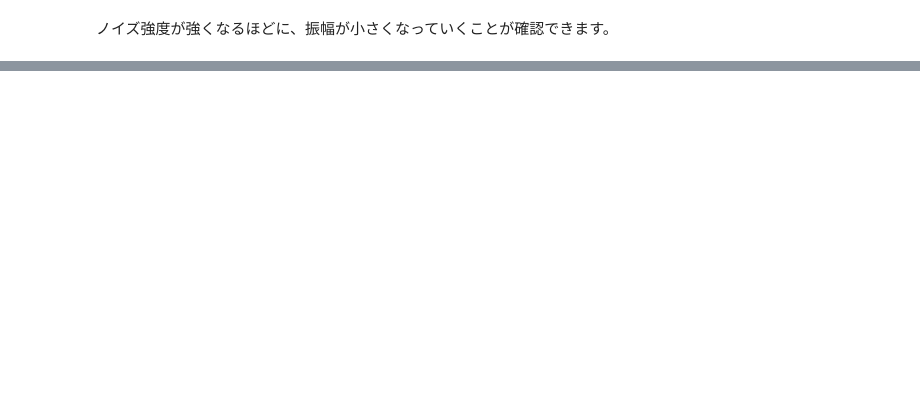
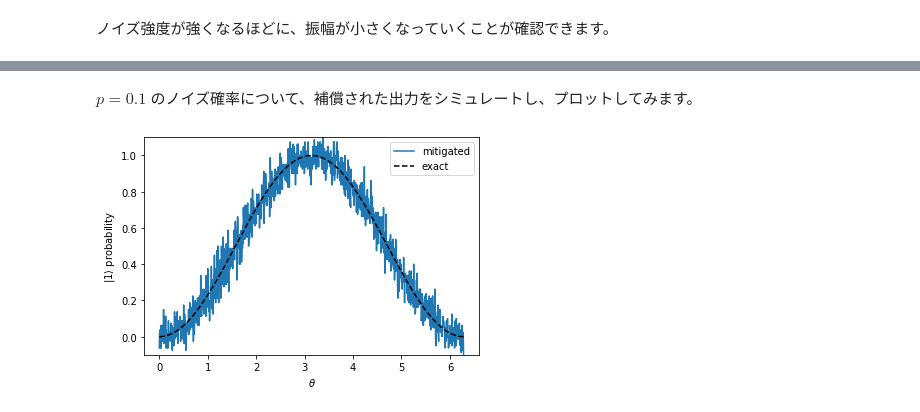
Before and after one commit to Qulacs-Osaka/quantum_software_handson, a Jupyter notebook: 07_error_mitigation.ipynb, the cells around one changed output, grey strips where cells are left out. Cells and saved outputs as stored; diff of their text form; code cells hidden in the pictures; blank space fills up the shorter version.

```diff
--- a/07_error_mitigation.ipynb
+++ b/07_error_mitigation.ipynb
@@ -53,0 +104,42 @@ plt.legend()
+# %%
+def get_mitigated_one_prob(theta, p_noise, n_shots):
+    one_prob = 0
+    flag = 0 # flag for intentional X gate
+
+    for _ in range(n_shots):
+
+        state = QuantumState(1)
+        RX(0, theta).update_quantum_state(state)
+
+        # p_noise の確率でランダムなビット反転ノイズが作用する
+        if np.random.random() < p_noise:
+            X(0).update_quantum_state(state)
+
+        # p_noise の確率で意図的に X ゲートを作用させる
+        if np.random.random() < p_noise:
+            X(0).update_quantum_state(state)
+            flag = 1
+        else:
+            flag = 0
+        # flag = 1 かつサンプルが 1 だったら -1 を足し込む
+        # flag = 1 かつサンプルが 1 だったら 1 を足し込む
+        # それ以外は何もしない。
+        one_prob += (-1)**flag*state.sampling(1)[0]
+
+    return one_prob/n_shots/(1-2*p_noise)
+# %% [markdown]
+$p=0.1$ のノイズ確率について、補償された出力をシミュレートし、プロットしてみます。
+# %%
+mitigated_3 = np.zeros_like(result_list[0])
+p_noise = 0.1
+for i, theta in enumerate(theta_list):
+    mitigated_3[i] = get_mitigated_one_prob(theta, p_noise, n_shots)
+plt.plot(theta_list, mitigated_3, label="mitigated")
+plt.plot(theta_list, result_exact, color="black", linestyle = "dashed", label="exact")
+plt.ylim(-0.1,1.1)
+plt.xlabel(r"$\theta$")
+plt.ylabel(r"$|1\rangle$ probability")
+plt.legend()
+plt.show()
+# %% [output]
+[figure, added]
```
Also changed, not shown: parts of 17 cells of this notebook.
